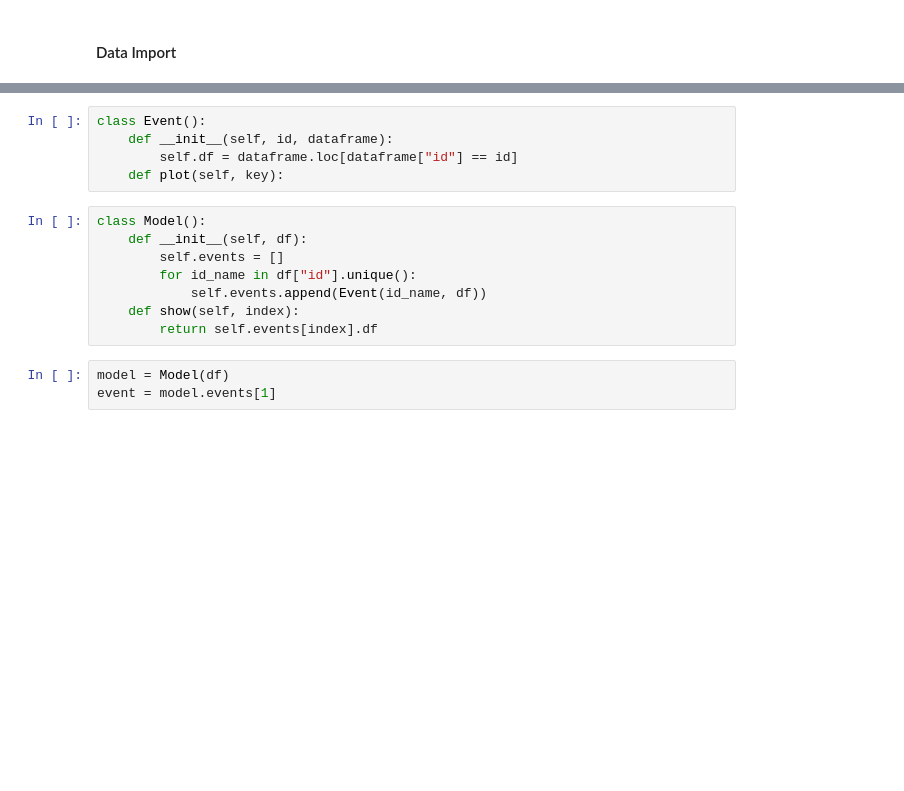
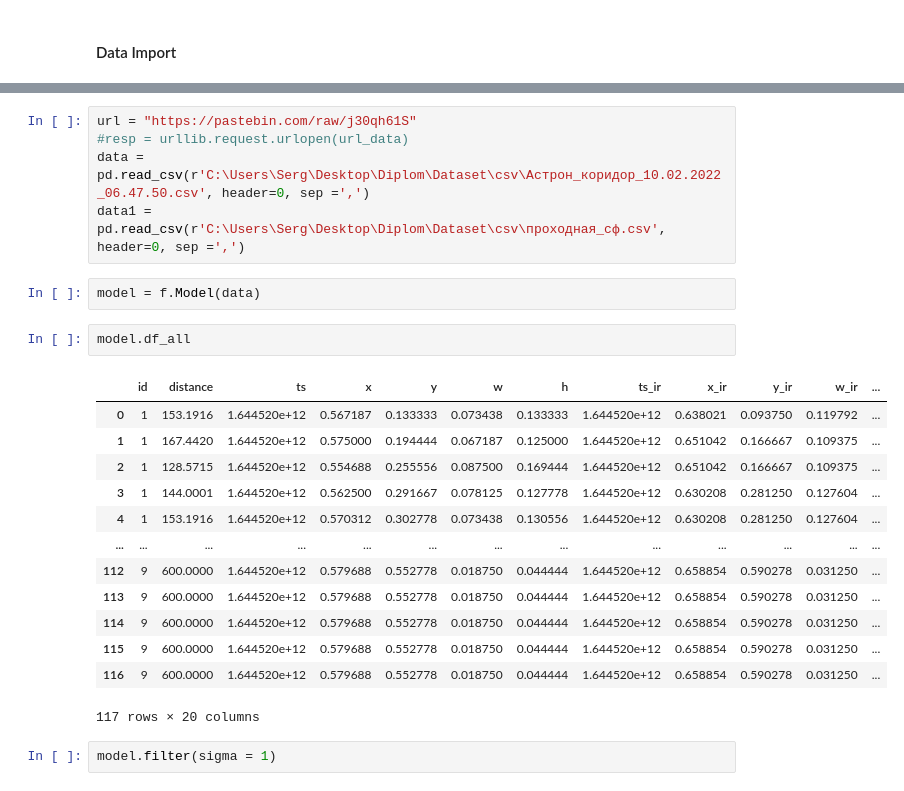
Before and after one commit to enotbeta/thermal-diplom, a Jupyter notebook: Main script.ipynb, the cells around one changed output, grey strips where cells are left out. Saved outputs shown, nothing was run; the diff lists cells and outputs as text; blank space fills up the shorter version.

Commit message:
Data filtering and reloading implemented

```diff
--- a/Main script.ipynb
+++ b/Main script.ipynb
@@ -39,16 +11,25 @@ df = pd.DataFrame({"id": id, "dist" : dist, "t" : t, "ts" : ts, "x" : x, "y" : y
-# %%
-class Event():
-    def __init__(self, id, dataframe):
-        self.df = dataframe.loc[dataframe["id"] == id]
-    def plot(self, key):
-# %%
-class Model():
-    def __init__(self, df):
-        self.events = []
-        for id_name in df["id"].unique():
-            self.events.append(Event(id_name, df))
-    def show(self, index):
-        return self.events[index].df
-# %%
-model = Model(df)
-event = model.events[1]
+# %%
+url = "https://pastebin.com/raw/j30qh61S"
+#resp = urllib.request.urlopen(url_data)
+data = pd.read_csv(r'C:\Users\Serg\Desktop\Diplom\Dataset\csv\Астрон_коридор_10.02.2022_06.47.50.csv', header=0, sep =',')
+data1 = pd.read_csv(r'C:\Users\Serg\Desktop\Diplom\Dataset\csv\проходная_сф.csv', header=0, sep =',')
+# %%
+model = f.Model(data)
+# %%
+model.df_all
+# %% [output]
+|  | id | distance | ts | x | y | w | h | ts_ir | x_ir | y_ir | w_ir | ... |
+| 0 | 1 | 153.1916 | 1.644520e+12 | 0.567187 | 0.133333 | 0.073438 | 0.133333 | 1.644520e+12 | 0.638021 | 0.093750 | 0.119792 | ... |
+| 1 | 1 | 167.4420 | 1.644520e+12 | 0.575000 | 0.194444 | 0.067187 | 0.125000 | 1.644520e+12 | 0.651042 | 0.166667 | 0.109375 | ... |
+| 2 | 1 | 128.5715 | 1.644520e+12 | 0.554688 | 0.255556 | 0.087500 | 0.169444 | 1.644520e+12 | 0.651042 | 0.166667 | 0.109375 | ... |
+| 3 | 1 | 144.0001 | 1.644520e+12 | 0.562500 | 0.291667 | 0.078125 | 0.127778 | 1.644520e+12 | 0.630208 | 0.281250 | 0.127604 | ... |
+| 4 | 1 | 153.1916 | 1.644520e+12 | 0.570312 | 0.302778 | 0.073438 | 0.130556 | 1.644520e+12 | 0.630208 | 0.281250 | 0.127604 | ... |
+| ... | ... | ... | ... | ... | ... | ... | ... | ... | ... | ... | ... | ... |
+| 112 | 9 | 600.0000 | 1.644520e+12 | 0.579688 | 0.552778 | 0.018750 | 0.044444 | 1.644520e+12 | 0.658854 | 0.590278 | 0.031250 | ... |
+| 113 | 9 | 600.0000 | 1.644520e+12 | 0.579688 | 0.552778 | 0.018750 | 0.044444 | 1.644520e+12 | 0.658854 | 0.590278 | 0.031250 | ... |
+| 114 | 9 | 600.0000 | 1.644520e+12 | 0.579688 | 0.552778 | 0.018750 | 0.044444 | 1.644520e+12 | 0.658854 | 0.590278 | 0.031250 | ... |
+| 115 | 9 | 600.0000 | 1.644520e+12 | 0.579688 | 0.552778 | 0.018750 | 0.044444 | 1.644520e+12 | 0.658854 | 0.590278 | 0.031250 | ... |
+| 116 | 9 | 600.0000 | 1.644520e+12 | 0.579688 | 0.552778 | 0.018750 | 0.044444 | 1.644520e+12 | 0.658854 | 0.590278 | 0.031250 | ... |
+117 rows × 20 columns
+# %%
+model.filter(sigma = 1)
```
Also changed, not shown: parts of 11 cells of this notebook, 1 other file.
